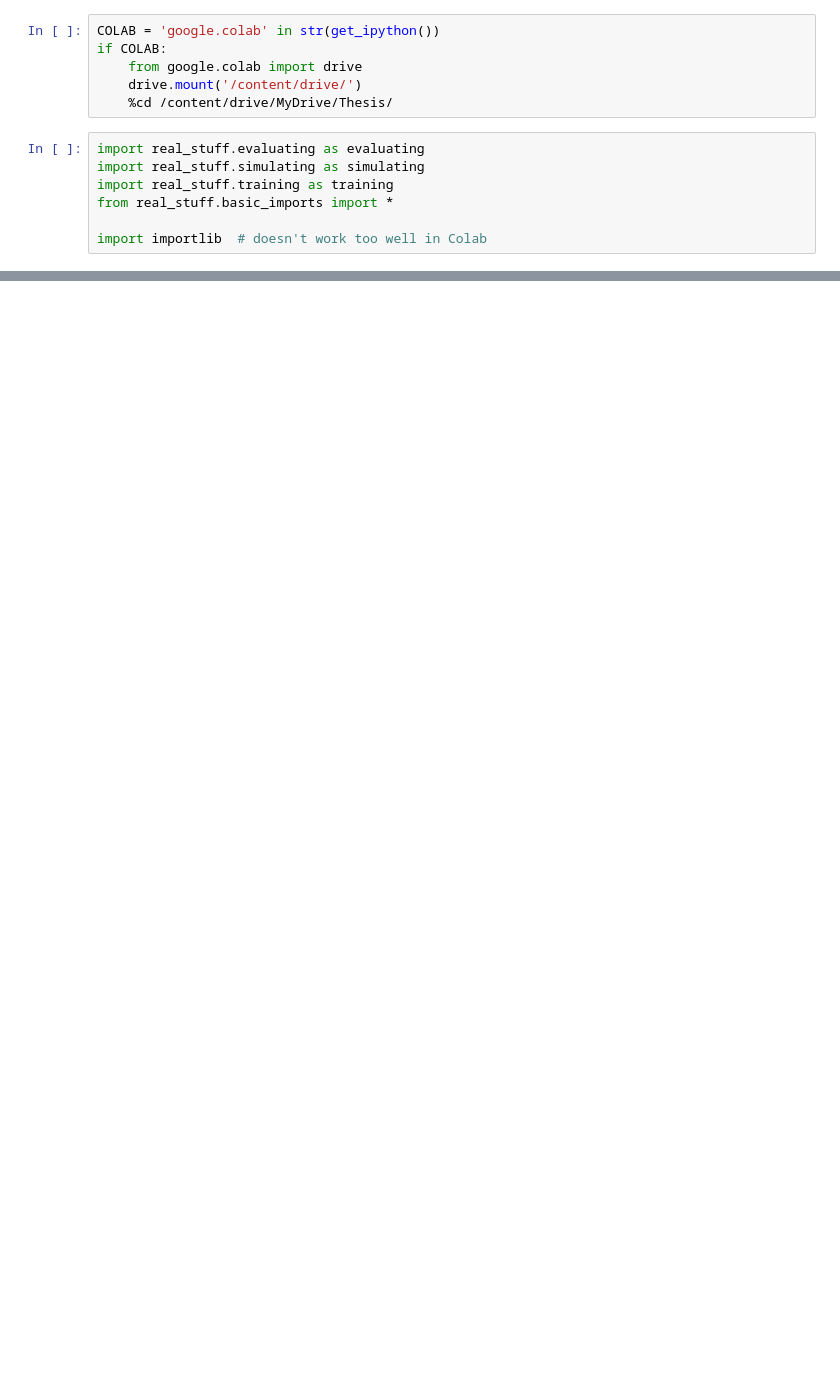
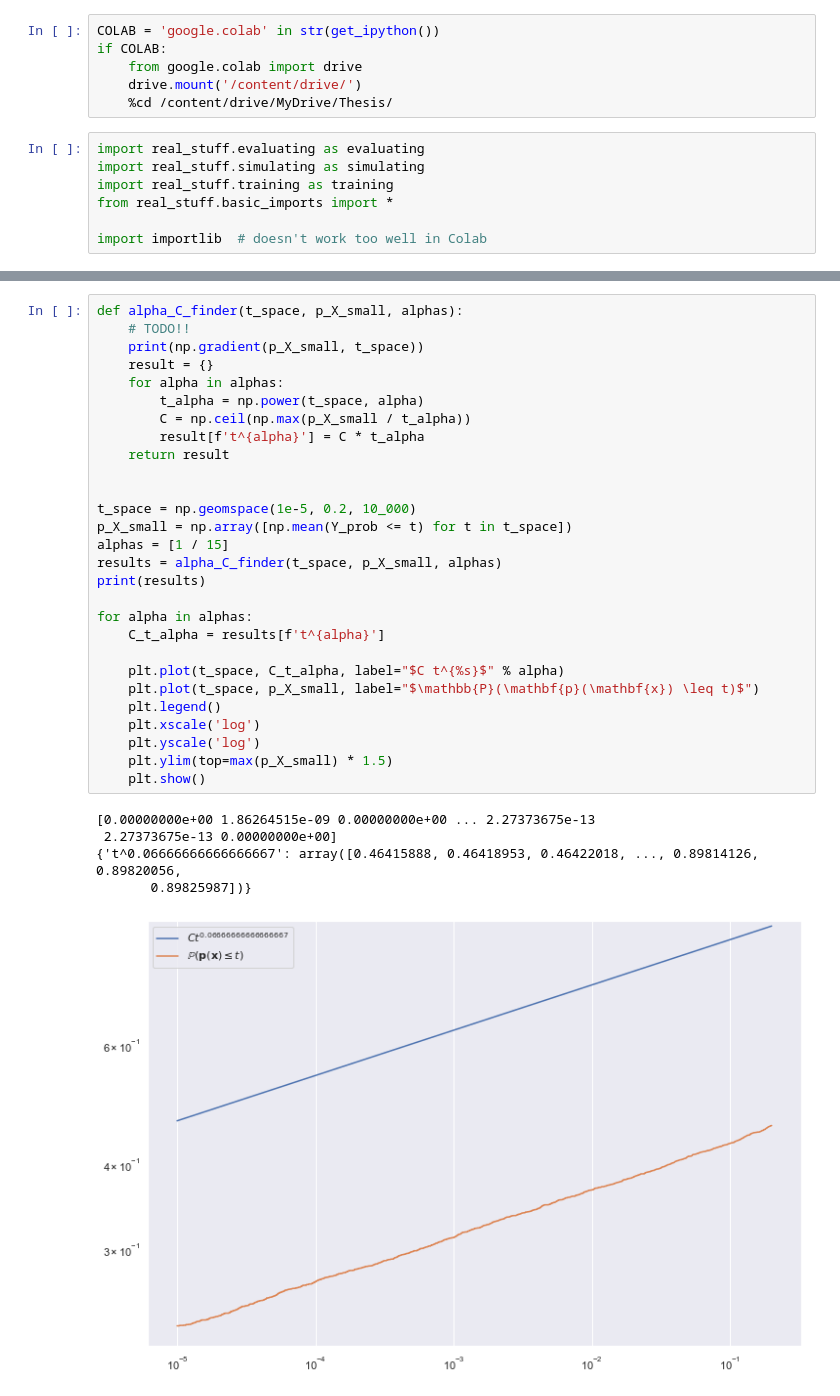
Before and after one commit to bramotten/Testing-NN-Classification-Theory, a Jupyter notebook: play.ipynb, the cells around one changed output, grey strips where cells are left out. Saved outputs shown, nothing was run; the diff lists cells and outputs as text; blank space fills up the shorter version.

```diff
--- a/play.ipynb
+++ b/play.ipynb
@@ -90,0 +119,34 @@ simulate_train_evaluate(2)
+# %%
+def alpha_C_finder(t_space, p_X_small, alphas):
+    # TODO!!
+    print(np.gradient(p_X_small, t_space))
+    result = {}
+    for alpha in alphas:
+        t_alpha = np.power(t_space, alpha)
+        C = np.ceil(np.max(p_X_small / t_alpha))
+        result[f't^{alpha}'] = C * t_alpha
+    return result
+
+
+t_space = np.geomspace(1e-5, 0.2, 10_000)
+p_X_small = np.array([np.mean(Y_prob <= t) for t in t_space])
+alphas = [1 / 15]
+results = alpha_C_finder(t_space, p_X_small, alphas)
+print(results)
+
+for alpha in alphas:
+    C_t_alpha = results[f't^{alpha}']
+
+    plt.plot(t_space, C_t_alpha, label="$C t^{%s}$" % alpha)
+    plt.plot(t_space, p_X_small, label="$\mathbb{P}(\mathbf{p}(\mathbf{x}) \leq t)$")
+    plt.legend()
+    plt.xscale('log')
+    plt.yscale('log')
+    plt.ylim(top=max(p_X_small) * 1.5)
+    plt.show()
+# %% [output]
+[0.00000000e+00 1.86264515e-09 0.00000000e+00 ... 2.27373675e-13
+ 2.27373675e-13 0.00000000e+00]
+{'t^0.06666666666666667': array([0.46415888, 0.46418953, 0.46422018, ..., 0.89814126, 0.89820056,
+       0.89825987])}
+[figure, added]
```
Also changed, not shown: parts of 11 cells of this notebook, 5 other files.
